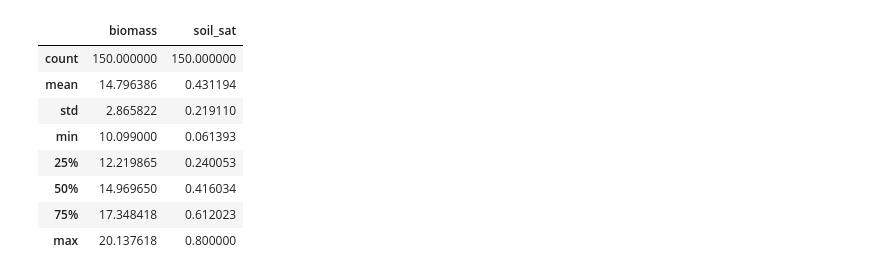
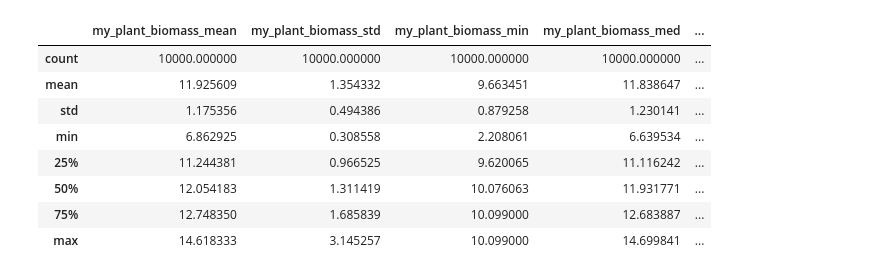
Before and after one commit to dualmodality/math430_team_project, a Jupyter notebook: CSJ.ipynb, the cells around one changed output. Cells and saved outputs as stored; diff of their text form; code cells hidden in the pictures.

```diff
--- a/CSJ.ipynb
+++ b/CSJ.ipynb
@@ -86,12 +94,18 @@ df
-# %%
-df.describe()
-# %% [output]
-|  | biomass | soil_sat |
-| count | 150.000000 | 150.000000 |
-| mean | 14.796386 | 0.431194 |
-| std | 2.865822 | 0.219110 |
-| min | 10.099000 | 0.061393 |
-| 25% | 12.219865 | 0.240053 |
-| 50% | 14.969650 | 0.416034 |
-| 75% | 17.348418 | 0.612023 |
-| max | 20.137618 | 0.800000 |
+# %%
+#Outer Monte Carlo-Style loop
+trial_list = []
+for trial in range(n_trials):
+    test_plot = Plot([Plant('my_plant', 0.01, 0.5, 10, 10)], plot_capacity, initial_soil_sat, base_soil_sat_loss_rate)
+    trial_list.append(run_trial(test_plot))
+trial_df = pd.DataFrame.from_records(trial_list)
+trial_df.describe()
+# %% [output]
+|  | my_plant_biomass_mean | my_plant_biomass_std | my_plant_biomass_min | my_plant_biomass_med | ... |
+| count | 10000.000000 | 10000.000000 | 10000.000000 | 10000.000000 | ... |
+| mean | 11.925609 | 1.354332 | 9.663451 | 11.838647 | ... |
+| std | 1.175356 | 0.494386 | 0.879258 | 1.230141 | ... |
+| min | 6.862925 | 0.308558 | 2.208061 | 6.639534 | ... |
+| 25% | 11.244381 | 0.966525 | 9.620065 | 11.116242 | ... |
+| 50% | 12.054183 | 1.311419 | 10.076063 | 11.931771 | ... |
+| 75% | 12.748350 | 1.685839 | 10.099000 | 12.683887 | ... |
+| max | 14.618333 | 3.145257 | 10.099000 | 14.699841 | ... |
```
Also changed, not shown: parts of 8 cells of this notebook.
